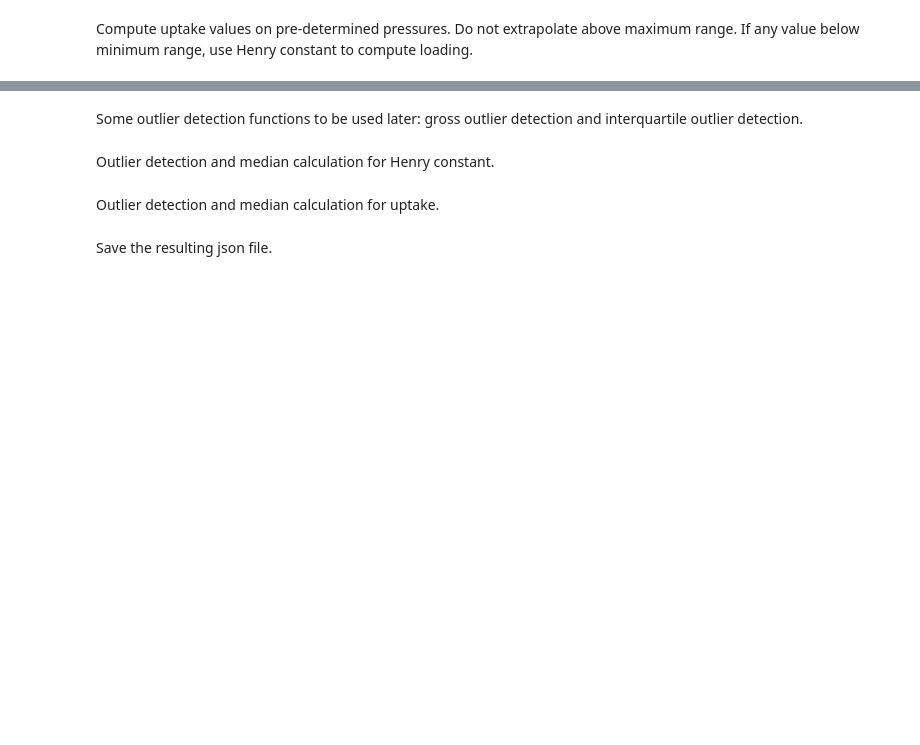
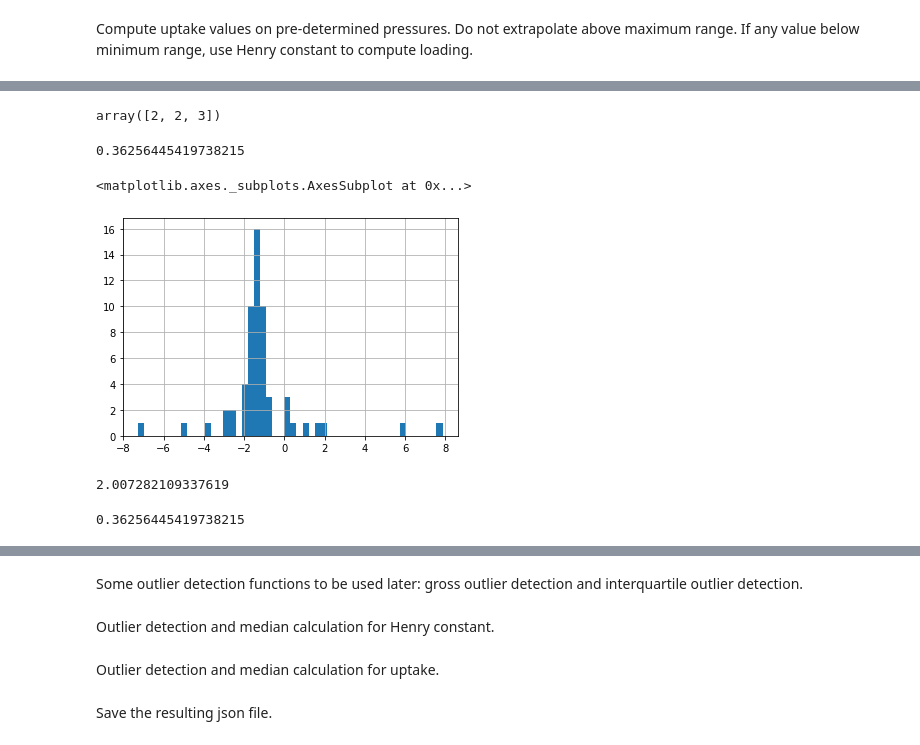
Before and after one commit to pauliacomi/separation-explorer, a Jupyter notebook: notebooks/process-isotherms.ipynb, the cells around one changed output, grey strips where cells are left out. Drawn from its saved outputs; the diff is of its cells as text; code cells hidden in the pictures; blank space fills up the shorter version.

```diff
--- a/notebooks/process-isotherms.ipynb
+++ b/notebooks/process-isotherms.ipynb
@@ -79,0 +104,2 @@ for index, iso in enumerate(isotherms):
+# %%
+df = pd.read_hdf(pathlib.Path.cwd() / 'data' / 'kpi.h5', 'table')
@@ -79,0 +121,24 @@ for index, iso in enumerate(isotherms):
+# %%
+# select on experiment
+select = None
+if select:
+    dft = df[df['type']==select]
+else:
+    dft = df
+
+# select on temperature
+t_val = 303
+t_mar = 10
+dft = dft[dft['t'].between(t_val - t_mar, t_val + t_mar)]
+
+# create two clean dataframes with only material
+g1 = dft[dft['ads'] == 'nitrogen'].drop(['type', 't', 'ads'], axis=1).reset_index()
+g2 = dft[dft['ads'] == 'carbon dioxide'].drop(['type', 't', 'ads'], axis=1).reset_index()
+
+# select only common materials
+common = list(set(g1['mat'].unique()).intersection(g2['mat'].unique()))
+g1 = g1[g1['mat'].isin(common)]
+g2 = g2[g2['mat'].isin(common)]
+
+print(len(g1))
+print(len(g2))
@@ -79,0 +275,7 @@ for index, iso in enumerate(isotherms):
+# %%
+a = (0, 1, 3)
+b = (2, 2, 2)
+
+np.array(list(max(elem[0], elem[1]) for elem in zip(a, b)))
+# %% [output]
+array([2, 2, 3])
@@ -79,0 +334,20 @@ for index, iso in enumerate(isotherms):
+# %%
+final.loc['CuBTC', 'kH_x'][2]
+# %% [output]
+0.36256445419738215
+# %%
+dft[(dft['mat']=='CuBTC') & (dft['ads']=='nitrogen')]['kH'].hist(bins=50)
+# %% [output]
+<matplotlib.axes._subplots.AxesSubplot at 0x...>
+[figure, added]
+# %%
+x = dft[(dft['mat']=='CuBTC') & (dft['ads']=='nitrogen')]['kH']
+Q1 = x.quantile(0.25)
+Q3 = x.quantile(0.75)
+IQR = Q3 - Q1
+
+print(np.std(x))
+np.std(x[(Q1 - 1.5 * IQR < x) & ( x < Q3 + 1.5 * IQR)])
+# %% [output]
+2.007282109337619
+0.36256445419738215
```
Also changed, not shown: parts of 20 cells of this notebook, 2 other files.
